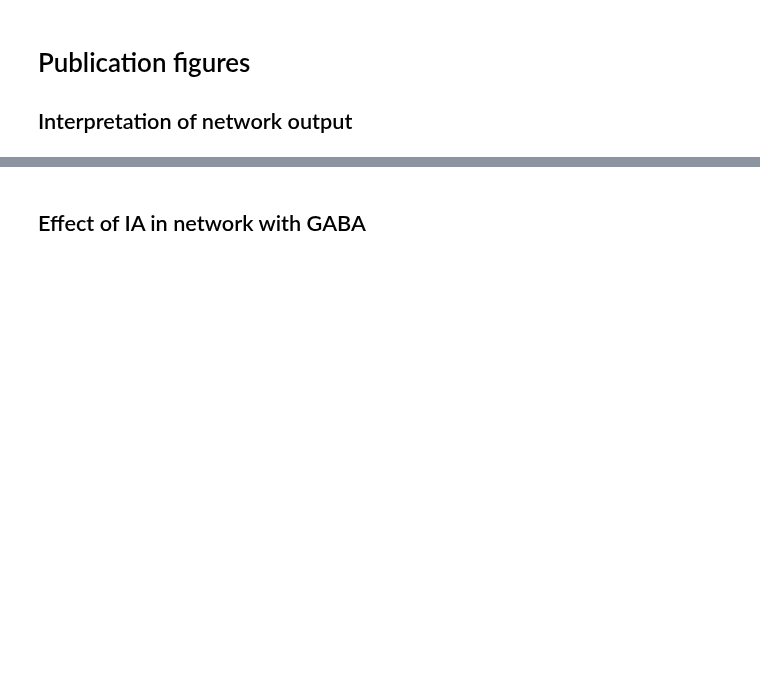
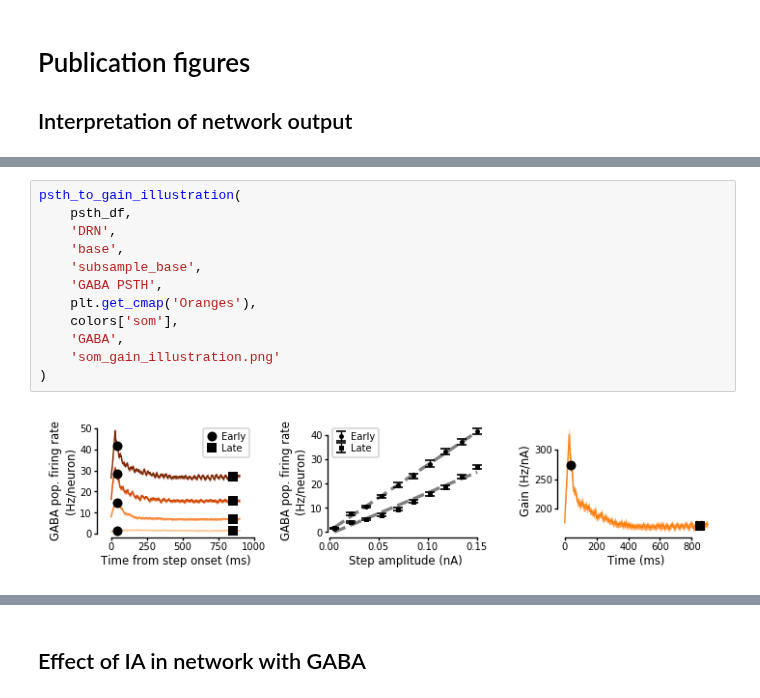
Before and after one commit to nauralcodinglab/raphegif, a Jupyter notebook: figs/scripts/writeup/gain_illustration.ipynb, the cells around one changed output, grey strips where cells are left out. Cells and saved outputs as stored; diff of their text form; blank space fills up the shorter version.

Commit message:
Add additional network f/I curve illustrations

```diff
--- a/figs/scripts/writeup/gain_illustration.ipynb
+++ b/figs/scripts/writeup/gain_illustration.ipynb
@@ -434,0 +444,14 @@ IOError: [Errno 13] Permission denied: 'figs/ims/writeup/GIF_network/control_gai
+# %%
+psth_to_gain_illustration(
+    psth_df,
+    'DRN',
+    'base',
+    'subsample_base',
+    'GABA PSTH',
+    plt.get_cmap('Oranges'),
+    colors['som'],
+    'GABA',
+    'som_gain_illustration.png'
+)
+# %% [output]
+[figure, added]
```
Also changed, not shown: parts of 17 cells of this notebook.
